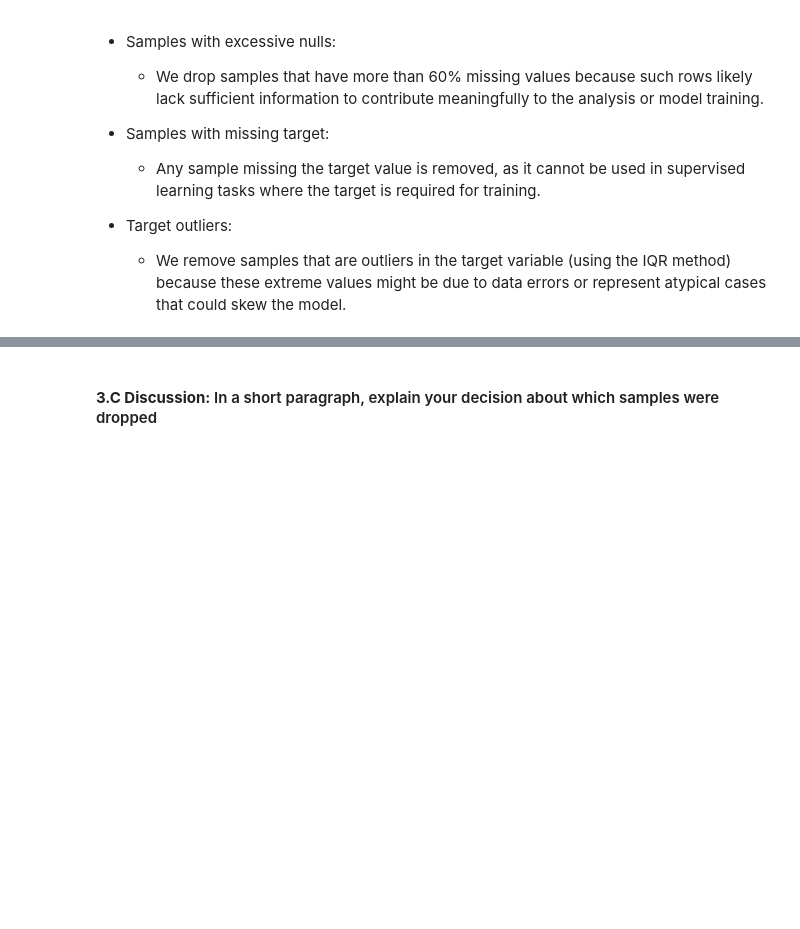
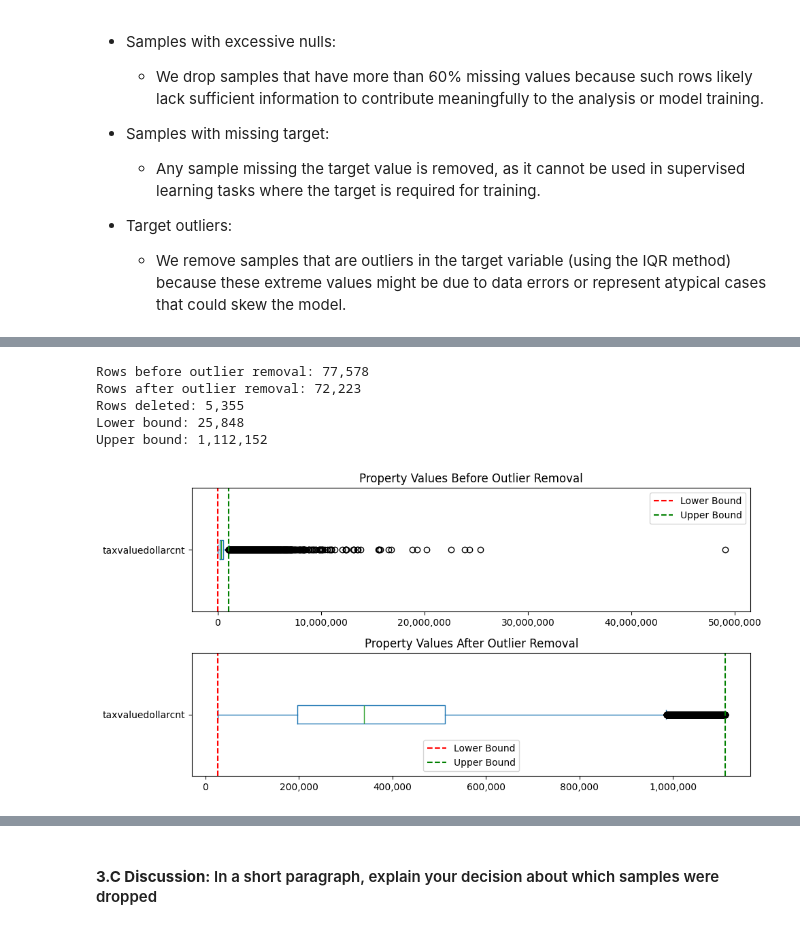
Before and after one commit to LeeMcFarling/Module_3_Milestone_1, a Jupyter notebook: Milestone_01.ipynb, the cells around one changed output, grey strips where cells are left out. Drawn from its saved outputs; the diff is of its cells as text; code cells hidden in the pictures; blank space fills up the shorter version.

```diff
--- a/Milestone_01.ipynb
+++ b/Milestone_01.ipynb
@@ -795,0 +778,39 @@ Number of samples before dropping outliers in the target: 72392
+# %%
+df_original = df_clean.copy()
+
+df_clean_deleted_outliers, lower_bound, upper_bound = remove_outliers_iqr(df_original, target_col, lower_mult=0.5, upper_mult=1.5)
+
+print(f"Rows before outlier removal: {df_original.shape[0]:,.0f}")
+print(f"Rows after outlier removal: {df_clean_deleted_outliers.shape[0]:,.0f}")
+print(f"Rows deleted: {df_original.shape[0]-df_clean_deleted_outliers.shape[0]:,.0f}")
+print(f"Lower bound: {lower_bound:,.0f}")
+print(f"Upper bound: {upper_bound:,.0f}")
+# %% [output]
+Rows before outlier removal: 77,578
+Rows after outlier removal: 72,223
+Rows deleted: 5,355
+Lower bound: 25,848
+Upper bound: 1,112,152
+# %%
+fig, axes = plt.subplots(nrows=2, ncols=1, figsize=(10, 5))
+
+# Original data box plot with limits
+df_original[target_col].plot(kind='box', vert=False, ax=axes[0])
+axes[0].axvline(x=lower_bound, color='r', linestyle='--', label='Lower Bound')
+axes[0].axvline(x=upper_bound, color='g', linestyle='--', label='Upper Bound')
+axes[0].legend()
+axes[0].set_title("Property Values Before Outlier Removal")
+axes[0].xaxis.set_major_formatter(mticker.StrMethodFormatter('{x:,.0f}'))
+
+# Data after outlier removal with same limit lines (for reference)
+df_clean_deleted_outliers[target_col].plot(kind='box', vert=False, ax=axes[1])
+axes[1].axvline(x=lower_bound, color='r', linestyle='--', label='Lower Bound')
+axes[1].axvline(x=upper_bound, color='g', linestyle='--', label='Upper Bound')
+axes[1].legend()
+axes[1].set_title("Property Values After Outlier Removal")
+axes[1].xaxis.set_major_formatter(mticker.StrMethodFormatter('{x:,.0f}'))
+
+plt.tight_layout()
+plt.show()
+# %% [output]
+[figure, added]
```
Also changed, not shown: parts of 9 cells of this notebook.
